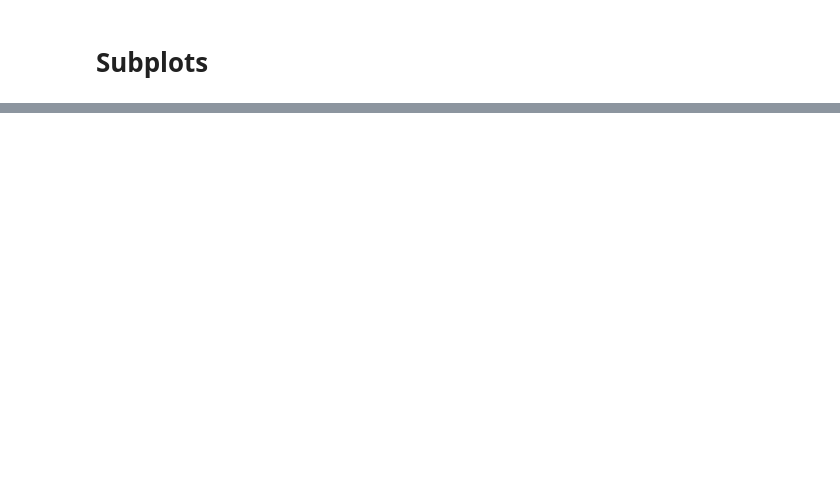
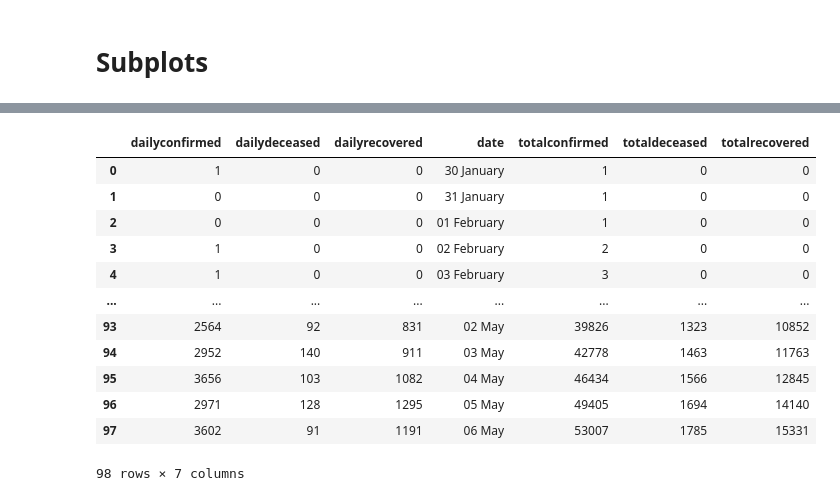
Before and after one commit to VasaviLagishetty/COVID19, a Jupyter notebook: COVID19.ipynb, the cells around one changed output, grey strips where cells are left out. Cells and saved outputs as stored; diff of their text form; code cells hidden in the pictures; blank space fills up the shorter version.

```diff
--- a/COVID19.ipynb
+++ b/COVID19.ipynb
@@ -308 +327,20 @@ fig.update_layout(
 fig.write_html('COVID19.html', auto_open=True)
+# %%
+raw = requests.get("https://api.covid19india.org/data.json")
+raw_json = raw.json()
+df = pd.DataFrame(raw_json["cases_time_series"])
+df
+# %% [output]
+|  | dailyconfirmed | dailydeceased | dailyrecovered | date | totalconfirmed | totaldeceased | totalrecovered |
+| 0 | 1 | 0 | 0 | 30 January | 1 | 0 | 0 |
+| 1 | 0 | 0 | 0 | 31 January | 1 | 0 | 0 |
+| 2 | 0 | 0 | 0 | 01 February | 1 | 0 | 0 |
+| 3 | 1 | 0 | 0 | 02 February | 2 | 0 | 0 |
+| 4 | 1 | 0 | 0 | 03 February | 3 | 0 | 0 |
+| ... | ... | ... | ... | ... | ... | ... | ... |
+| 93 | 2564 | 92 | 831 | 02 May | 39826 | 1323 | 10852 |
+| 94 | 2952 | 140 | 911 | 03 May | 42778 | 1463 | 11763 |
+| 95 | 3656 | 103 | 1082 | 04 May | 46434 | 1566 | 12845 |
+| 96 | 2971 | 128 | 1295 | 05 May | 49405 | 1694 | 14140 |
+| 97 | 3602 | 91 | 1191 | 06 May | 53007 | 1785 | 15331 |
+98 rows × 7 columns
```
Also changed, not shown: parts of 14 cells of this notebook.
